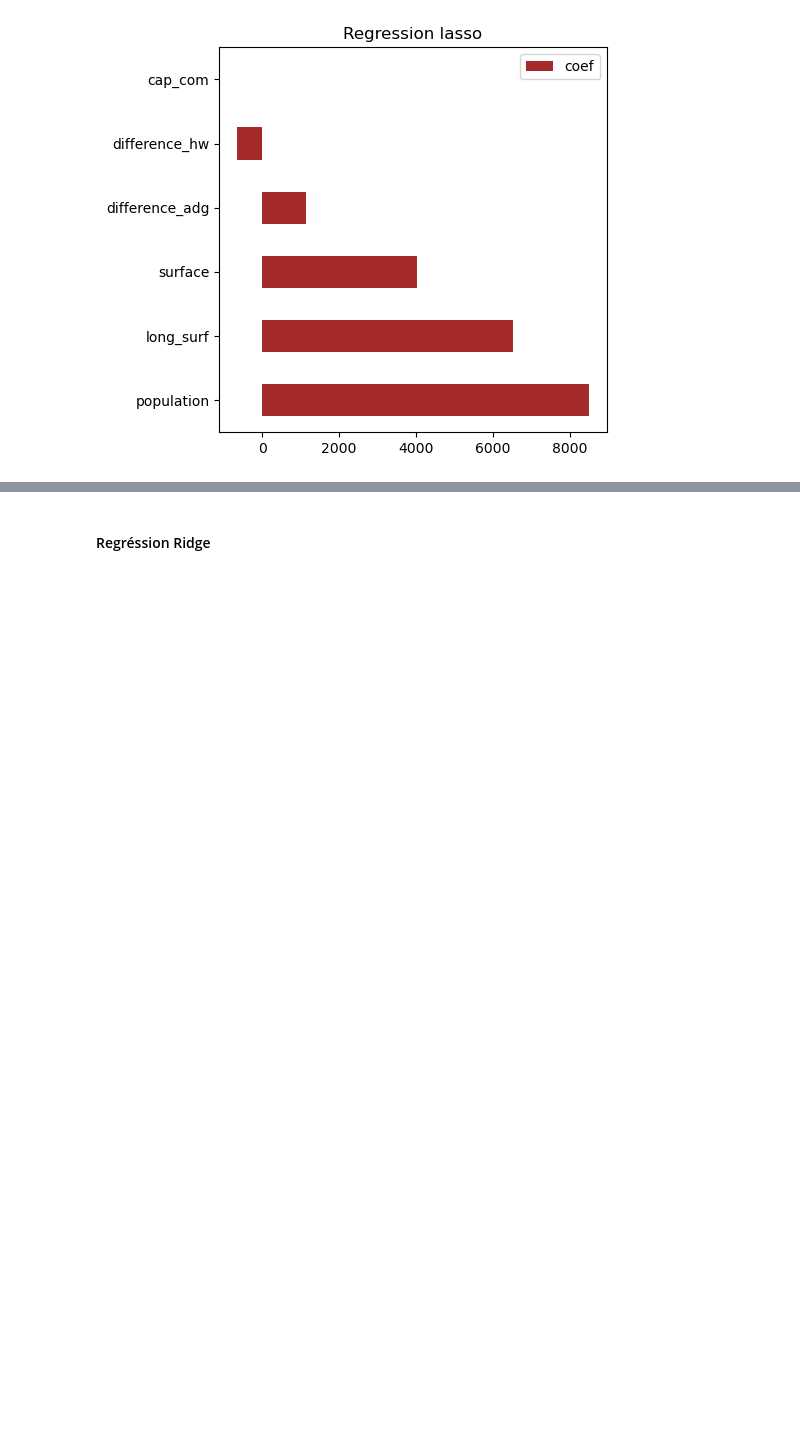
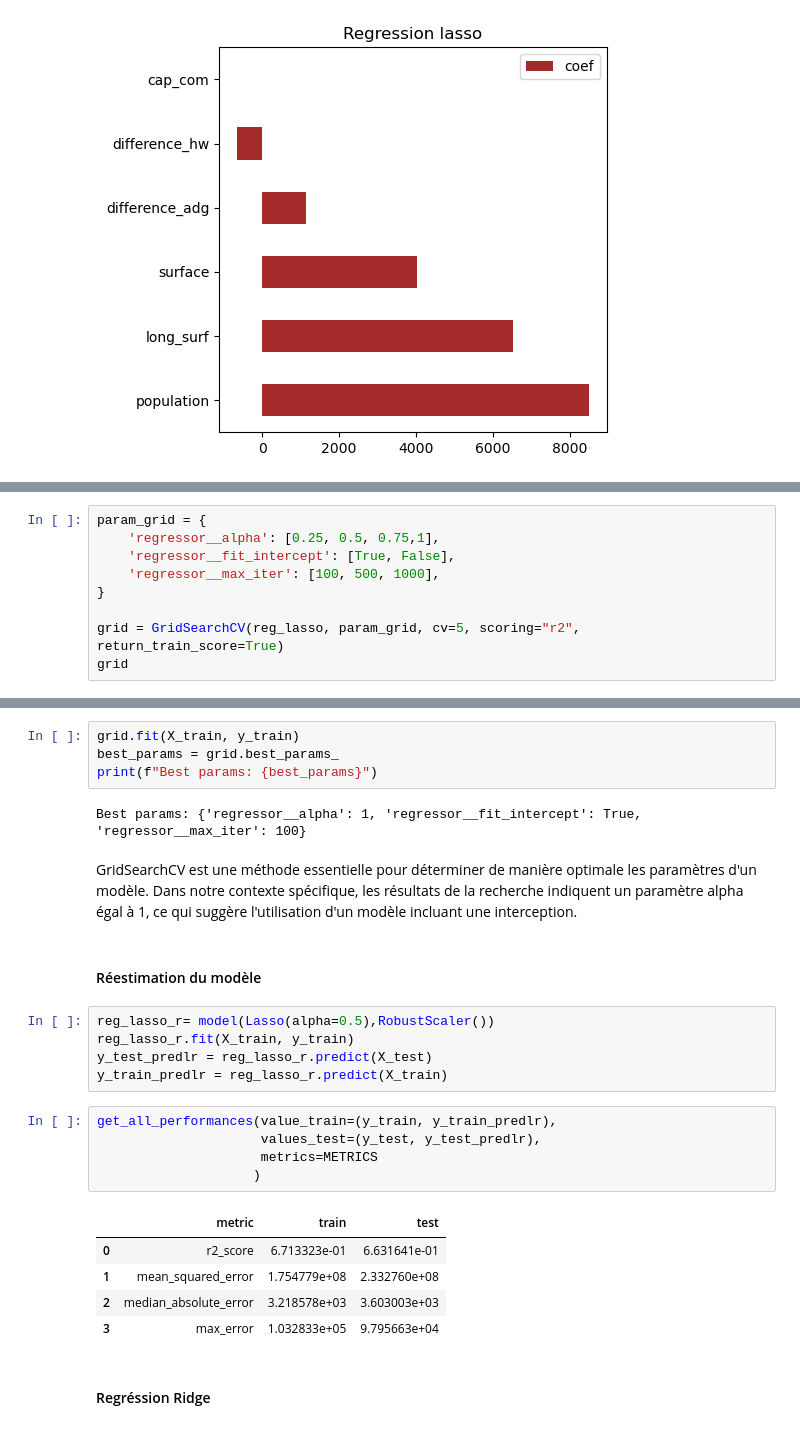
Before and after one commit to christellenguenang/Projet_Catherine_Christelle, a Jupyter notebook: 3_model.ipynb, the cells around one changed output, grey strips where cells are left out. Cells and saved outputs as stored; diff of their text form; blank space fills up the shorter version.

Commit message:
Modélisation ridge et lasso

```diff
--- a/3_model.ipynb
+++ b/3_model.ipynb
@@ -470,0 +503,9 @@ Text(0.5, 1.0, 'Regression lasso')
+# %%
+param_grid = {
+    'regressor__alpha': [0.25, 0.5, 0.75,1],
+    'regressor__fit_intercept': [True, False],
+    'regressor__max_iter': [100, 500, 1000],
+}
+
+grid = GridSearchCV(reg_lasso, param_grid, cv=5, scoring="r2", return_train_score=True)
+grid
@@ -471,3 +530,29 @@ Text(0.5, 1.0, 'Regression lasso')
+# %%
+grid.fit(X_train, y_train)
+best_params = grid.best_params_
+print(f"Best params: {best_params}")
+# %% [output]
+Best params: {'regressor__alpha': 1, 'regressor__fit_intercept': True, 'regressor__max_iter': 100}
+# %% [markdown]
+GridSearchCV est une méthode essentielle pour déterminer de manière optimale les paramètres d'un modèle. Dans notre contexte spécifique, les résultats de la recherche indiquent un paramètre alpha égal à 1, ce qui suggère l'utilisation d'un modèle incluant une interception.
+# %% [markdown]
+#### Réestimation du modèle
+# %%
+reg_lasso_r= model(Lasso(alpha=0.5),RobustScaler())
+reg_lasso_r.fit(X_train, y_train)
+y_test_predlr = reg_lasso_r.predict(X_test)
+y_train_predlr = reg_lasso_r.predict(X_train)
+# %%
+get_all_performances(value_train=(y_train, y_train_predlr),
+                     values_test=(y_test, y_test_predlr),
+                     metrics=METRICS
+                    )
+# %% [output]
+|  | metric | train | test |
+| 0 | r2_score | 6.713323e-01 | 6.631641e-01 |
+| 1 | mean_squared_error | 1.754779e+08 | 2.332760e+08 |
+| 2 | median_absolute_error | 3.218578e+03 | 3.603003e+03 |
+| 3 | max_error | 1.032833e+05 | 9.795663e+04 |
 # %% [markdown]
 #### Regréssion Ridge
 # %%
```
Also changed, not shown: parts of 71 cells of this notebook.
